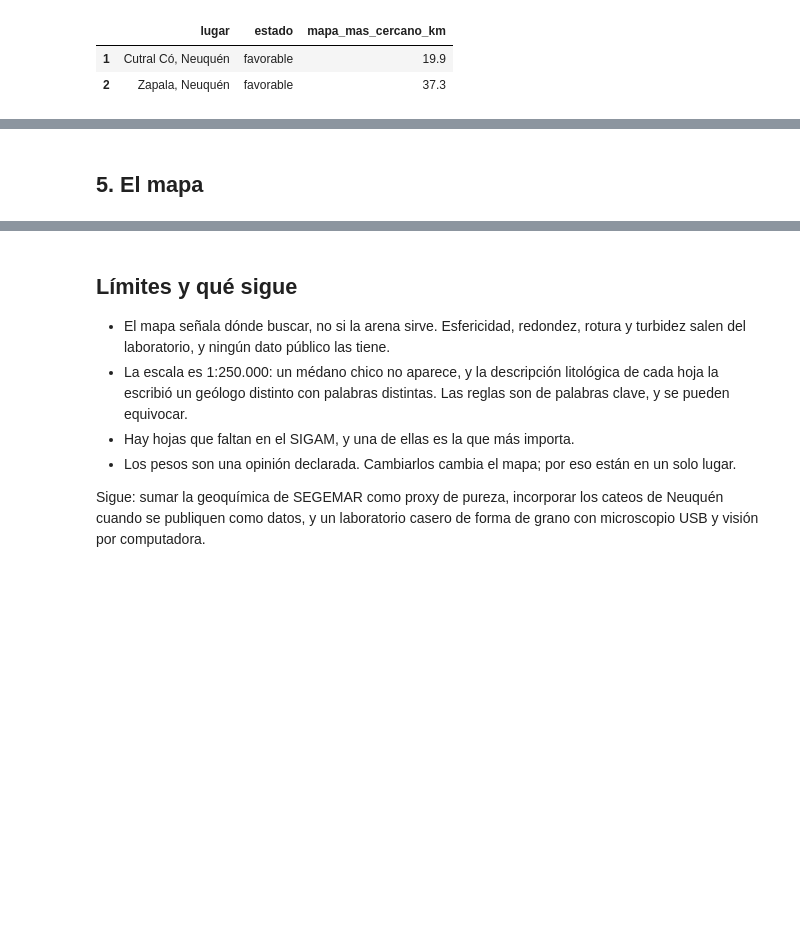
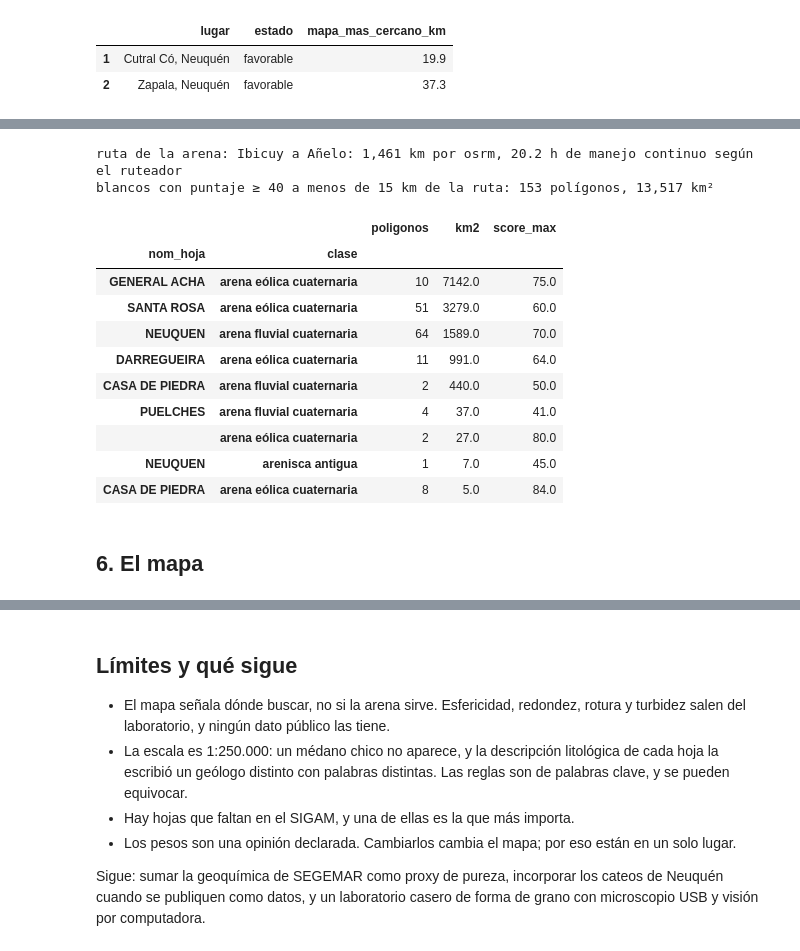
Before and after one commit to dpinero14/arena-lab, a Jupyter notebook: notebooks/01_donde_buscar_arena.ipynb, the cells around one changed output, grey strips where cells are left out. Drawn from its saved outputs; the diff is of its cells as text; code cells hidden in the pictures; blank space fills up the shorter version.

Commit message:
La ruta de la arena: traza real Ibicuy-Añelo por OSRM, capa en el mapa, figura y blancos al costado del camino
Co-Authored-By: Claude Fable 5.1 <noreply@anthropic.com>

```diff
--- a/notebooks/01_donde_buscar_arena.ipynb
+++ b/notebooks/01_donde_buscar_arena.ipynb
@@ -274,4 +284,28 @@ sin[["lugar", "estado", "mapa_mas_cercano_km"]]
+# %%
+route = sand_route(cache=DATA_RAW / "ruta_arena_osrm.json")
+wpts = waypoints_frame()
+r = route.iloc[0]
+print(f"{r['nombre']}: {r['km']:,.0f} km por {r['fuente']}, {r['horas_osrm']} h de manejo continuo según el ruteador")
+scored["d_ruta_arena_km"] = distance_to_route(scored.geometry.representative_point(), route)
+al_costado = scored[(scored.base > 0) & (scored.d_ruta_arena_km <= 15) & (scored.score >= 40)].copy()
+al_costado["area_km2"] = al_costado.geometry.to_crs("EPSG:5344").area / 1e6
+print(f"blancos con puntaje ≥ 40 a menos de 15 km de la ruta: {len(al_costado)} polígonos, {al_costado.area_km2.sum():,.0f} km²")
+al_costado.groupby(["nom_hoja", "clase"]).agg(poligonos=("clase", "size"), km2=("area_km2", "sum"), score_max=("score", "max")).round(0).sort_values("km2", ascending=False).head(10)
+# %% [output]
+ruta de la arena: Ibicuy a Añelo: 1,461 km por osrm, 20.2 h de manejo continuo según el ruteador
+blancos con puntaje ≥ 40 a menos de 15 km de la ruta: 153 polígonos, 13,517 km²
+|  |  | poligonos | km2 | score_max |
+| nom_hoja | clase |  |  |  |
+| GENERAL ACHA | arena eólica cuaternaria | 10 | 7142.0 | 75.0 |
+| SANTA ROSA | arena eólica cuaternaria | 51 | 3279.0 | 60.0 |
+| NEUQUEN | arena fluvial cuaternaria | 64 | 1589.0 | 70.0 |
+| DARREGUEIRA | arena eólica cuaternaria | 11 | 991.0 | 64.0 |
+| CASA DE PIEDRA | arena fluvial cuaternaria | 2 | 440.0 | 50.0 |
+| PUELCHES | arena fluvial cuaternaria | 4 | 37.0 | 41.0 |
+|  | arena eólica cuaternaria | 2 | 27.0 | 80.0 |
+| NEUQUEN | arenisca antigua | 1 | 7.0 | 45.0 |
+| CASA DE PIEDRA | arena eólica cuaternaria | 8 | 5.0 | 84.0 |
 # %% [markdown]
-## 5. El mapa
+## 6. El mapa
 # %%
 static_map(scored, dep_win, known_points(), FIGURES / "mapa_arena.png")
```
Also changed, not shown: parts of 5 cells of this notebook, 8 other files.
